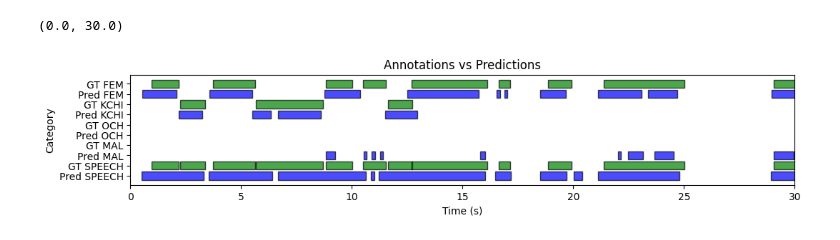
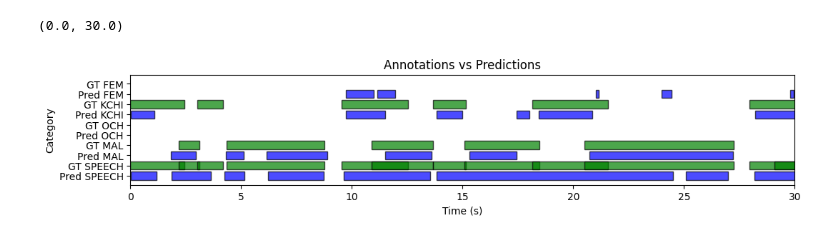
Before and after one commit to neleSuffo/naturalistic-social-analysis, a Jupyter notebook: notebooks/vtc_evaluation.ipynb, the cells around one changed output. Cells and saved outputs as stored; diff of their text form; code cells hidden in the pictures.

```diff
--- a/notebooks/vtc_evaluation.ipynb
+++ b/notebooks/vtc_evaluation.ipynb
@@ -21,3 +21,6 @@ combined_df.to_pickle('/home/nele_pauline_suffo/ProcessedData/annotations_supera
 import pandas as pd
 vtc_share_output = pd.read_pickle('/home/nele_pauline_suffo/outputs/vtc/quantex_share_vtc_output.pkl')
 annotations_output = pd.read_pickle('/home/nele_pauline_suffo/ProcessedData/annotations_superannotate/quantex_share_annotations.pkl')
+
+example_annotation = annotations_output[annotations_output['audio_file_name'] == '672793']
+example_prediction = vtc_share_output[vtc_share_output['audio_file_name'] == '672793']
@@ -70,16 +54,16 @@ import matplotlib.pyplot as plt
 plt.figure(figsize=(12, 2))
 ax = plt.gca()
 
-ground_truth_fem = small_annotation[small_annotation['Voice_type'] == 'FEM']
-ground_truth_mal = small_annotation[small_annotation['Voice_type'] == 'MAL']
-ground_truth_kchi = small_annotation[small_annotation['Voice_type'] == 'KCHI']
-ground_truth_och = small_annotation[small_annotation['Voice_type'] == 'OCH']
-ground_truth_speech = small_annotation[small_annotation['Voice_type'] == 'SPEECH']
-predictions_fem = small_sample[small_sample['Voice_type'] == 'FEM']
-predictions_mal = small_sample[small_sample['Voice_type'] == 'MAL']
-predictions_kchi = small_sample[small_sample['Voice_type'] == 'KCHI']
-predictions_och = small_sample[small_sample['Voice_type'] == 'OCH']
-predictions_speech = small_sample[small_sample['Voice_type'] == 'SPEECH']
+ground_truth_fem = example_annotation[example_annotation['Voice_type'] == 'FEM']
+ground_truth_mal = example_annotation[example_annotation['Voice_type'] == 'MAL']
+ground_truth_kchi = example_annotation[example_annotation['Voice_type'] == 'KCHI']
+ground_truth_och = example_annotation[example_annotation['Voice_type'] == 'OCH']
+ground_truth_speech = example_annotation[example_annotation['Voice_type'] == 'SPEECH']
+predictions_fem = example_prediction[example_prediction['Voice_type'] == 'FEM']
+predictions_mal = example_prediction[example_prediction['Voice_type'] == 'MAL']
+predictions_kchi = example_prediction[example_prediction['Voice_type'] == 'KCHI']
+predictions_och = example_prediction[example_prediction['Voice_type'] == 'OCH']
+predictions_speech = example_prediction[example_prediction['Voice_type'] == 'SPEECH']
 
 # Define y-positions for the two bars
 y_ground_truth_fem = 9
@@ -114,31 +98,31 @@ for idx, row in predictions_speech.iterrows():
     ax.barh(y_predictions_speech, row['Utterance_Duration'], left=row['Utterance_Start'], color='blue', edgecolor='black', alpha=0.7)
 
 for idx, row in ground_truth_fem.iterrows():
     ax.barh(y_ground_truth_fem, row['Utterance_Duration'], left=row['Utterance_Start'], color='green', edgecolor='black', alpha=0.7)
 
 for idx, row in ground_truth_mal.iterrows():
     ax.barh(y_ground_truth_mal, row['Utterance_Duration'], left=row['Utterance_Start'], color='green', edgecolor='black', alpha=0.7)
 
 for idx, row in ground_truth_kchi.iterrows():
     ax.barh(y_ground_truth_kchi, row['Utterance_Duration'], left=row['Utterance_Start'], color='green', edgecolor='black', alpha=0.7)
 
 for idx, row in ground_truth_och.iterrows():
     ax.barh(y_ground_truth_och, row['Utterance_Duration'], left=row['Utterance_Start'], color='green', edgecolor='black', alpha=0.7)
 
 for idx, row in ground_truth_speech.iterrows():
     ax.barh(y_ground_truth_speech, row['Utterance_Duration'], left=row['Utterance_Start'], color='green', edgecolor='black', alpha=0.7)
 
 
 
 # Adjust y-axis ticks and labels
 ax.set_yticks([y_ground_truth_speech, y_predictions_speech, y_ground_truth_fem, y_predictions_fem, y_ground_truth_mal, y_predictions_mal, y_ground_truth_kchi, y_predictions_kchi, y_ground_truth_och, y_predictions_och])
 ax.set_yticklabels(["GT SPEECH", "Pred SPEECH", "GT FEM", "Pred FEM", "GT MAL", "Pred MAL", "GT KCHI", "Pred KCHI", "GT OCH", "Pred OCH"])
 
 # Add labels and titles
 ax.set_xlabel("Time (s)")
 ax.set_ylabel("Category")
 ax.set_title("Annotations vs Predictions")
 ax.set_xlim(0, 30)
 # %% [output]
 (0.0, 30.0)
-[figure, old version]
+[figure, new version]
```
Also changed, not shown: parts of 8 cells of this notebook.
